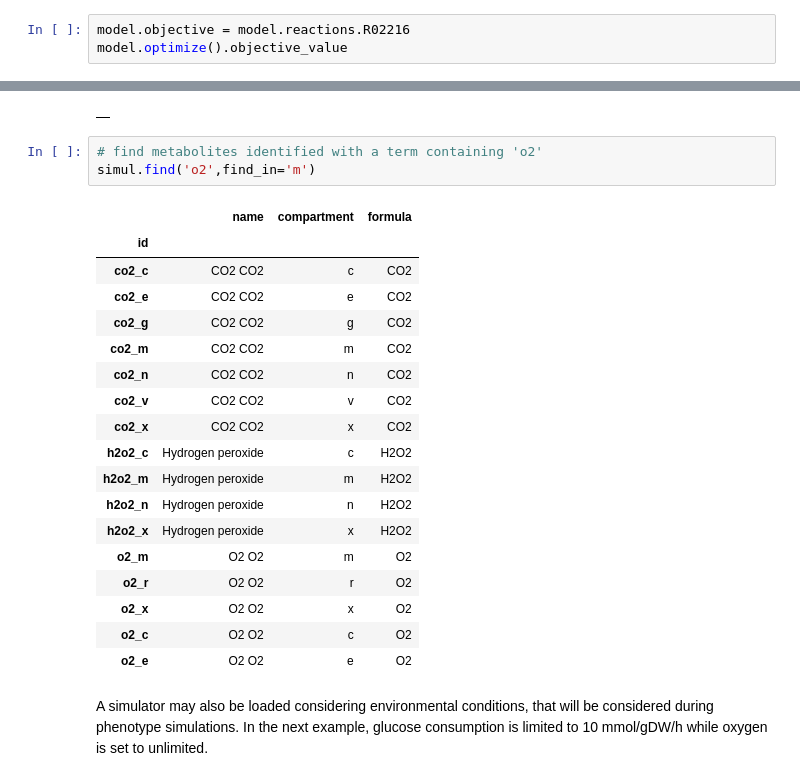
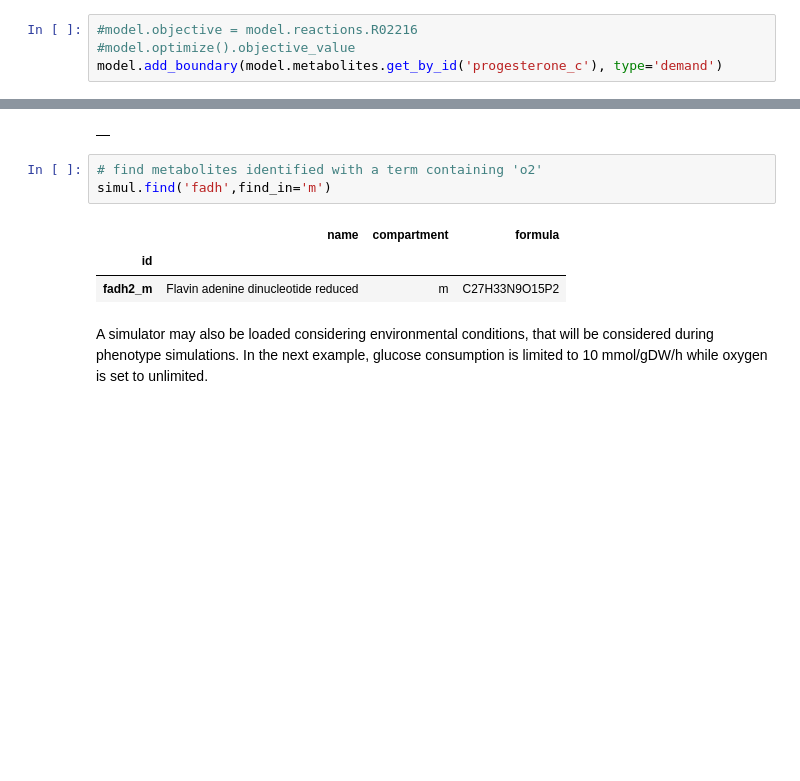
Before and after one commit to 27410/27410-group-assigment-group_3, a Jupyter notebook: misc/Bertram/Test_mewpy.ipynb, the cells around one changed output, grey strips where cells are left out. Cells and saved outputs as stored; diff of their text form; blank space fills up the shorter version.

```diff
--- a/misc/Bertram/Test_mewpy.ipynb
+++ b/misc/Bertram/Test_mewpy.ipynb
@@ -25,6 +24,7 @@ model = read_sbml_model(infilename)
 # %% [output]
 Loading ../../models/iMM904_progesterone_fixed.xml
 # %%
-model.objective = model.reactions.R02216
-model.optimize().objective_value
+#model.objective = model.reactions.R02216
+#model.optimize().objective_value
+model.add_boundary(model.metabolites.get_by_id('progesterone_c'), type='demand')
 # %% [output]
@@ -77,26 +85,11 @@ simul.find('biomass', find_in='m')
 |  |
 # %%
 # find metabolites identified with a term containing 'o2'
-simul.find('o2',find_in='m')
+simul.find('fadh',find_in='m')
 # %% [output]
 |  | name | compartment | formula |
 | id |  |  |  |
-| co2_c | CO2 CO2 | c | CO2 |
-| co2_e | CO2 CO2 | e | CO2 |
-| co2_g | CO2 CO2 | g | CO2 |
-| co2_m | CO2 CO2 | m | CO2 |
-| co2_n | CO2 CO2 | n | CO2 |
-| co2_v | CO2 CO2 | v | CO2 |
-| co2_x | CO2 CO2 | x | CO2 |
-| h2o2_c | Hydrogen peroxide | c | H2O2 |
-| h2o2_m | Hydrogen peroxide | m | H2O2 |
-| h2o2_n | Hydrogen peroxide | n | H2O2 |
-| h2o2_x | Hydrogen peroxide | x | H2O2 |
-| o2_m | O2 O2 | m | O2 |
-| o2_r | O2 O2 | r | O2 |
-| o2_x | O2 O2 | x | O2 |
-| o2_c | O2 O2 | c | O2 |
-| o2_e | O2 O2 | e | O2 |
+| fadh2_m | Flavin adenine dinucleotide reduced | m | C27H33N9O15P2 |
 # %% [markdown]
 A simulator may also be loaded considering environmental conditions, that will be considered during phenotype simulations. In the next example, glucose consumption is limited to 10 mmol/gDW/h while oxygen is set to unlimited.
 # %%
```
Also changed, not shown: parts of 22 cells of this notebook, 2 other files.
